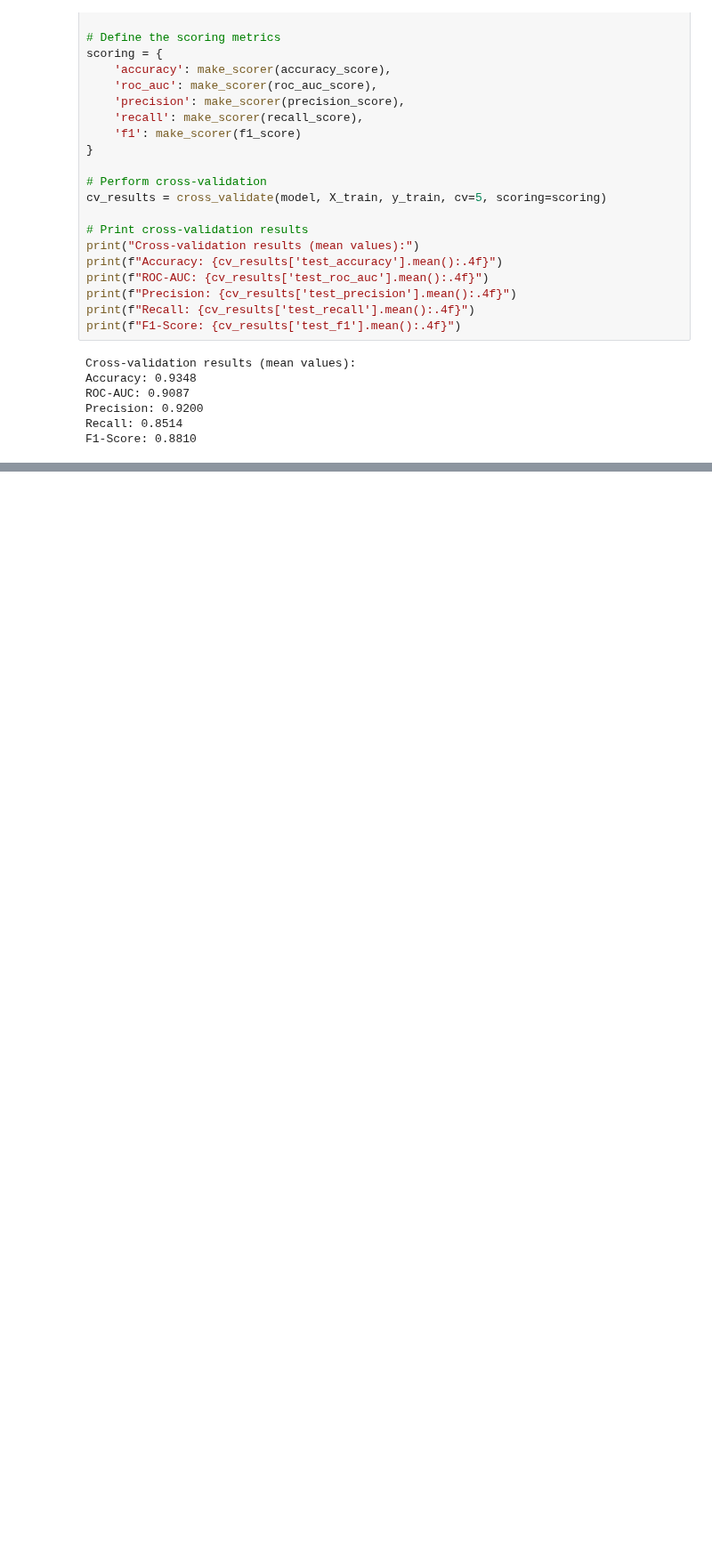
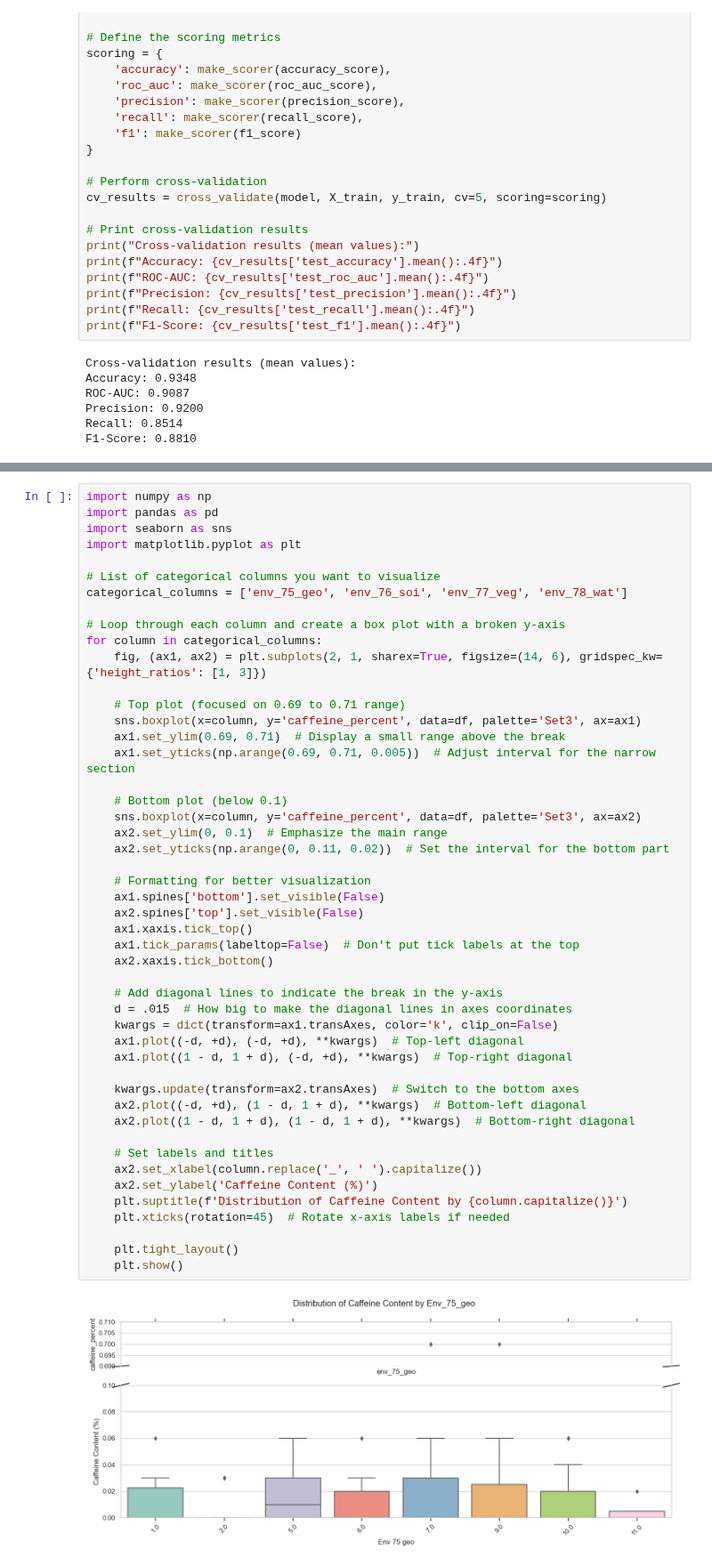
Before and after one commit to tahiri-lab/py_madaclim, a Jupyter notebook: workdir/analysis/bin/feature_importance.ipynb, the cells around one changed output, grey strips where cells are left out. Shown at 89% size. Drawn from its saved outputs; the diff is of its cells as text; blank space fills up the shorter version.

```diff
--- a/workdir/analysis/bin/feature_importance.ipynb
+++ b/workdir/analysis/bin/feature_importance.ipynb
@@ -134,0 +283,50 @@ F1-Score: 0.8810
+# %%
+import numpy as np
+import pandas as pd
+import seaborn as sns
+import matplotlib.pyplot as plt
+
+# List of categorical columns you want to visualize
+categorical_columns = ['env_75_geo', 'env_76_soi', 'env_77_veg', 'env_78_wat']
+
+# Loop through each column and create a box plot with a broken y-axis
+for column in categorical_columns:
+    fig, (ax1, ax2) = plt.subplots(2, 1, sharex=True, figsize=(14, 6), gridspec_kw={'height_ratios': [1, 3]})
+
+    # Top plot (focused on 0.69 to 0.71 range)
+    sns.boxplot(x=column, y='caffeine_percent', data=df, palette='Set3', ax=ax1)
+    ax1.set_ylim(0.69, 0.71)  # Display a small range above the break
+    ax1.set_yticks(np.arange(0.69, 0.71, 0.005))  # Adjust interval for the narrow section
+
+    # Bottom plot (below 0.1)
+    sns.boxplot(x=column, y='caffeine_percent', data=df, palette='Set3', ax=ax2)
+    ax2.set_ylim(0, 0.1)  # Emphasize the main range
+    ax2.set_yticks(np.arange(0, 0.11, 0.02))  # Set the interval for the bottom part
+
+    # Formatting for better visualization
+    ax1.spines['bottom'].set_visible(False)
+    ax2.spines['top'].set_visible(False)
+    ax1.xaxis.tick_top()
+    ax1.tick_params(labeltop=False)  # Don't put tick labels at the top
+    ax2.xaxis.tick_bottom()
+
+    # Add diagonal lines to indicate the break in the y-axis
+    d = .015  # How big to make the diagonal lines in axes coordinates
+    kwargs = dict(transform=ax1.transAxes, color='k', clip_on=False)
+    ax1.plot((-d, +d), (-d, +d), **kwargs)  # Top-left diagonal
+    ax1.plot((1 - d, 1 + d), (-d, +d), **kwargs)  # Top-right diagonal
+
+    kwargs.update(transform=ax2.transAxes)  # Switch to the bottom axes
+    ax2.plot((-d, +d), (1 - d, 1 + d), **kwargs)  # Bottom-left diagonal
+    ax2.plot((1 - d, 1 + d), (1 - d, 1 + d), **kwargs)  # Bottom-right diagonal
+
+    # Set labels and titles
+    ax2.set_xlabel(column.replace('_', ' ').capitalize())
+    ax2.set_ylabel('Caffeine Content (%)')
+    plt.suptitle(f'Distribution of Caffeine Content by {column.capitalize()}')
+    plt.xticks(rotation=45)  # Rotate x-axis labels if needed
+
+    plt.tight_layout()
+    plt.show()
+# %% [output]
+[figure, added]
```
Also changed, not shown: parts of 11 cells of this notebook, 4 other files.
